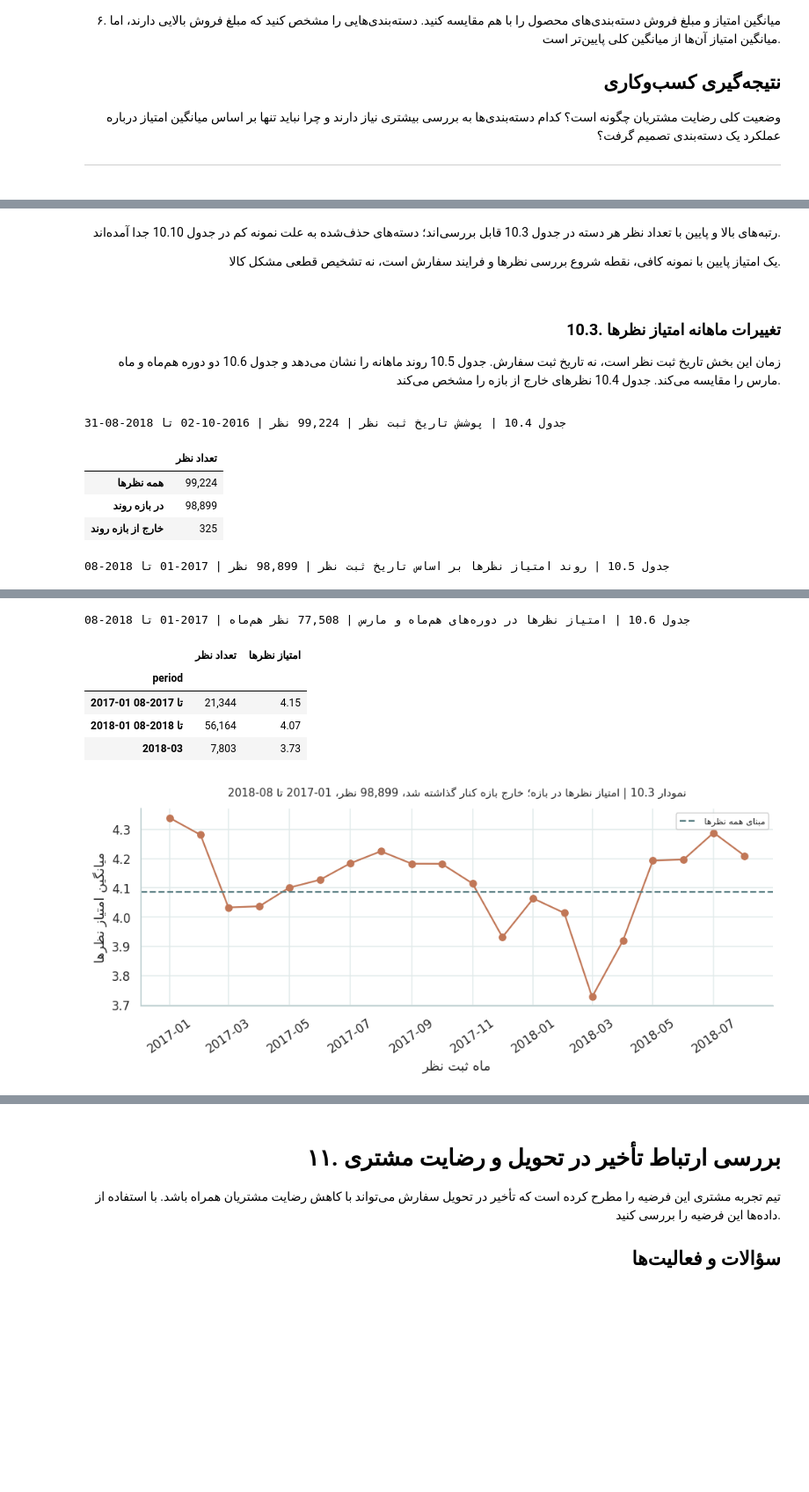
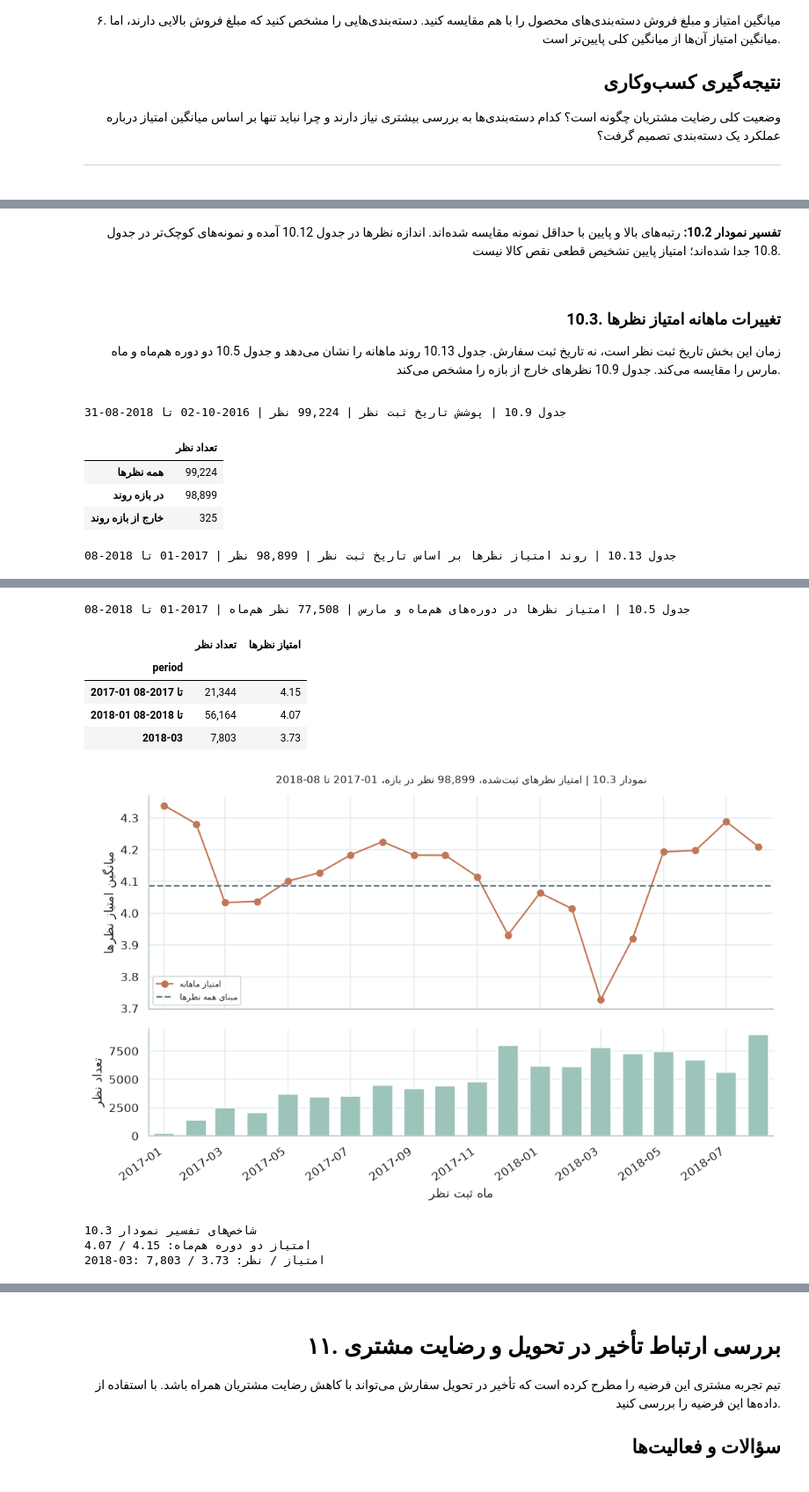
Before and after one commit to arashdevelopermind/olist-pro, a Jupyter notebook: olist_analysis.ipynb, the cells around one changed output, grey strips where cells are left out. Shown at 88% size. Cells and saved outputs as stored; diff of their text form; code cells hidden in the pictures; blank space fills up the shorter version.

```diff
--- a/olist_analysis.ipynb
+++ b/olist_analysis.ipynb
@@ -161,6 +169,26 @@ def show_table(number, title, frame, formats=None, labels=None, sample=None, per
     assert out.columns.is_unique, number
     caption = f'جدول {number} | {title} | {sample} | {period or ORDER_PERIOD}'
     display(RTLTable(caption, out))
+
+
+
+class MetricBlock:
+    def __init__(self, number, rows):
+        self.number, self.rows = number, rows
+
+    def __repr__(self):
+        return f'شاخص‌های تفسیر {self.number}\n' + '\n'.join(f'{label}: {value}' for label, value in self.rows)
+
+    def _repr_html_(self):
+        rows = ''.join(f'<li>{escape(label)}: <bdi dir="ltr"><strong>{escape(value)}</strong></bdi></li>'
+                       for label, value in self.rows)
+        return (f'<div dir="rtl" style="text-align:right;border-right:3px solid #458d92;'
+                f'padding:0.4em 1em;background:#f4f9f8"><strong>شاخص‌های تفسیر {escape(self.number)}</strong>'
+                f'<ul style="margin:0.4em 0">{rows}</ul></div>')
+
+
+def show_metrics(number, rows):
+    display(MetricBlock(number, rows))
 
 
 def heading(ax, number, title, period=None):
@@ -1879,9 +1968,7 @@ complete()
 # %% [markdown]
 <div dir="rtl" align="right" style="text-align: right;">
 
-رتبه‌های بالا و پایین با تعداد نظر هر دسته در جدول 10.3 قابل بررسی‌اند؛ دسته‌های حذف‌شده به علت نمونه کم در جدول 10.10 جدا آمده‌اند.
-
-یک امتیاز پایین با نمونه کافی، نقطه شروع بررسی نظرها و فرایند سفارش است، نه تشخیص قطعی مشکل کالا.
+**تفسیر نمودار 10.2:** رتبه‌های بالا و پایین با حداقل نمونه مقایسه شده‌اند. اندازه نظرها در جدول 10.12 آمده و نمونه‌های کوچک‌تر در جدول 10.8 جدا شده‌اند؛ امتیاز پایین تشخیص قطعی نقص کالا نیست.
 
 </div>
 # %% [markdown]
@@ -1889,17 +1976,17 @@ complete()
 
 ### 10.3. تغییرات ماهانه امتیاز نظرها
 
-زمان این بخش تاریخ ثبت نظر است، نه تاریخ ثبت سفارش. جدول 10.5 روند ماهانه را نشان می‌دهد و جدول 10.6 دو دوره هم‌ماه و ماه مارس را مقایسه می‌کند. جدول 10.4 نظرهای خارج از بازه را مشخص می‌کند.
+زمان این بخش تاریخ ثبت نظر است، نه تاریخ ثبت سفارش. جدول 10.13 روند ماهانه را نشان می‌دهد و جدول 10.5 دو دوره هم‌ماه و ماه مارس را مقایسه می‌کند. جدول 10.9 نظرهای خارج از بازه را مشخص می‌کند.
 
 </div>
 # %%
 core_reviews=reviews.loc[reviews.review_creation_date.ge(START)&reviews.review_creation_date.lt(END)].copy()
 review_coverage = pd.DataFrame({'reviews':[len(reviews),len(core_reviews),len(reviews)-len(core_reviews)]},
     index=['همه نظرها','در بازه روند','خارج از بازه روند'])
-show_table('10.4','پوشش تاریخ ثبت نظر',review_coverage,labels={'reviews':'تعداد نظر'}, sample=f'{len(reviews):,} نظر', period=REVIEW_PERIOD)
+show_table('10.9','پوشش تاریخ ثبت نظر',review_coverage,labels={'reviews':'تعداد نظر'}, sample=f'{len(reviews):,} نظر', period=REVIEW_PERIOD)
 core_reviews['review_month']=core_reviews.review_creation_date.dt.to_period('M')
 monthly_reviews=core_reviews.groupby('review_month').agg(reviews=('review_score','size'),mean_score=('review_score','mean'))
-show_table('10.5','روند امتیاز نظرها بر اساس تاریخ ثبت نظر',monthly_reviews,{'mean_score':'score'},
+show_table('10.13','روند امتیاز نظرها بر اساس تاریخ ثبت نظر',monthly_reviews,{'mean_score':'score'},
       {'reviews':'تعداد نظر','mean_score':'میانگین امتیاز نظرها'}, sample=f'{len(core_reviews):,} نظر', period=TREND_PERIOD)
 review_period_rows=[]
 for year in (FIRST_YEAR,LAST_YEAR):
@@ -1908,45 +1995,55 @@ for year in (FIRST_YEAR,LAST_YEAR):
 march_review=core_reviews.loc[core_reviews.review_month.eq(pd.Period('2018-03'))]
 review_period_rows.append({'period':'2018-03','reviews':len(march_review),'mean_score':march_review.review_score.mean()})
 review_compare=pd.DataFrame(review_period_rows).set_index('period')
-show_table('10.6','امتیاز نظرها در دوره‌های هم‌ماه و مارس',review_compare,{'mean_score':'score'},
+show_table('10.5','امتیاز نظرها در دوره‌های هم‌ماه و مارس',review_compare,{'mean_score':'score'},
       {'reviews':'تعداد نظر','mean_score':'میانگین امتیاز نظرها'}, sample=f'{int(review_compare.iloc[:2].reviews.sum()):,} نظر هم‌ماه', period=TREND_PERIOD)
-fig,ax=plt.subplots(figsize=(9,4))
-ax.plot(monthly_reviews.index.to_timestamp(),monthly_reviews.mean_score,marker='o',color='#c17757')
+fig,(ax,ax2)=plt.subplots(2,1,figsize=(9.4,6),sharex=True,gridspec_kw={'height_ratios':[2,1]})
+months=monthly_reviews.index.to_timestamp()
+ax.set_xlim(months.min()-pd.Timedelta(days=15),months.max()+pd.Timedelta(days=15))
+ax.plot(months,monthly_reviews.mean_score,marker='o',color='#c17757',label=fa('امتیاز ماهانه'))
 ax.axhline(review_baseline,ls='--',color='#587d82',label=fa('مبنای همه نظرها'))
-heading(ax,'10.3',f'امتیاز نظرها در بازه؛ خارج بازه کنار گذاشته شد، {len(core_reviews):,} نظر',TREND_PERIOD)
-axes_labels(ax,'ماه ثبت نظر','میانگین امتیاز نظرها');ax.legend(fontsize=8);plt.xticks(rotation=35);complete()
+heading(ax,'10.3',f'امتیاز نظرهای ثبت‌شده، {len(core_reviews):,} نظر در بازه',TREND_PERIOD)
+axes_labels(ax,'','میانگین امتیاز نظرها');ax.legend(fontsize=8,loc='lower left')
+ax2.bar(months,monthly_reviews.reviews,width=20,color='#9cc4bb')
+axes_labels(ax2,'ماه ثبت نظر','تعداد نظر')
+plt.setp(ax2.get_xticklabels(),rotation=35,ha='right');complete()
+
+show_metrics('نمودار 10.3', [('امتیاز دو دوره هم‌ماه',f'{review_compare.iloc[0].mean_score:.2f} / {review_compare.iloc[1].mean_score:.2f}'),('2018-03: امتیاز / نظر',f'{review_compare.loc["2018-03","mean_score"]:.2f} / {int(review_compare.loc["2018-03","reviews"]):,}')])
 # %% [output]
-جدول 10.4 | پوشش تاریخ ثبت نظر | 99,224 نظر | 2016-10-02 تا 2018-08-31
+جدول 10.9 | پوشش تاریخ ثبت نظر | 99,224 نظر | 2016-10-02 تا 2018-08-31
 |  | تعداد نظر |
 | همه نظرها | 99,224 |
 | در بازه روند | 98,899 |
 | خارج از بازه روند | 325 |
-جدول 10.5 | روند امتیاز نظرها بر اساس تاریخ ثبت نظر | 98,899 نظر | 2017-01 تا 2018-08
+جدول 10.13 | روند امتیاز نظرها بر اساس تاریخ ثبت نظر | 98,899 نظر | 2017-01 تا 2018-08
 |  | تعداد نظر | امتیاز نظرها |
 | review_month |  |  |
 | 2017-01 | 239 | 4.34 |
 | 2017-02 | 1,413 | 4.28 |
 | 2017-03 | 2,481 | 4.03 |
 | 2017-04 | 2,055 | 4.04 |
 | 2017-05 | 3,710 | 4.10 |
 | 2017-06 | 3,440 | 4.13 |
 | 2017-07 | 3,503 | 4.18 |
 | 2017-08 | 4,503 | 4.22 |
 | 2017-09 | 4,199 | 4.18 |
 | 2017-10 | 4,424 | 4.18 |
 | ... | ... | ... |
 | 2018-04 | 7,287 | 3.92 |
 | 2018-05 | 7,458 | 4.19 |
 | 2018-06 | 6,715 | 4.20 |
 | 2018-07 | 5,634 | 4.29 |
 | 2018-08 | 8,987 | 4.21 |
-جدول 10.6 | امتیاز نظرها در دوره‌های هم‌ماه و مارس | 77,508 نظر هم‌ماه | 2017-01 تا 2018-08
+جدول 10.5 | امتیاز نظرها در دوره‌های هم‌ماه و مارس | 77,508 نظر هم‌ماه | 2017-01 تا 2018-08
 |  | تعداد نظر | امتیاز نظرها |
 | period |  |  |
 | 2017-01 تا 2017-08 | 21,344 | 4.15 |
 | 2018-01 تا 2018-08 | 56,164 | 4.07 |
 | 2018-03 | 7,803 | 3.73 |
-[figure, old version]
+[figure, new version]
+شاخص‌های تفسیر نمودار 10.3
+امتیاز دو دوره هم‌ماه: 4.15 / 4.07
+2018-03: امتیاز / نظر: 3.73 / 7,803
 # %% [markdown]
 <div dir="rtl" align="right" style="text-align: right;">
 
```
Also changed, not shown: parts of 96 cells of this notebook, 1 other file.
